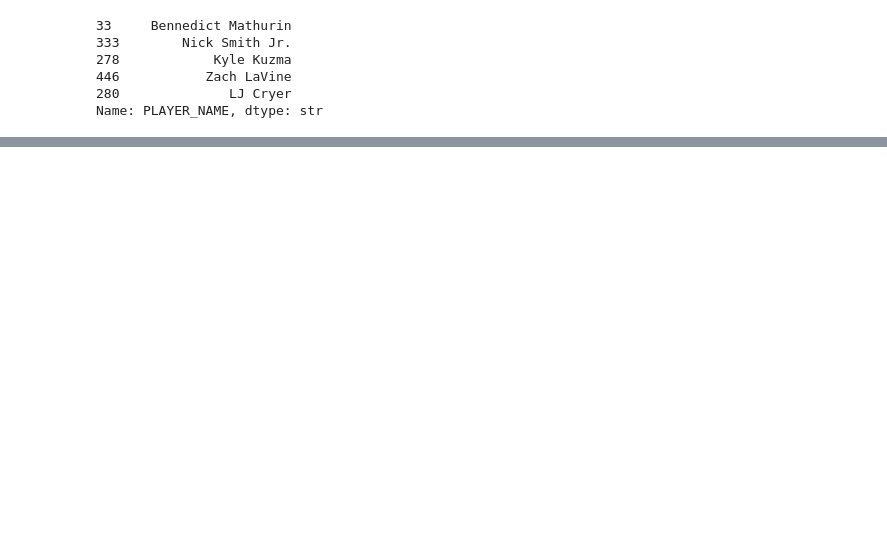
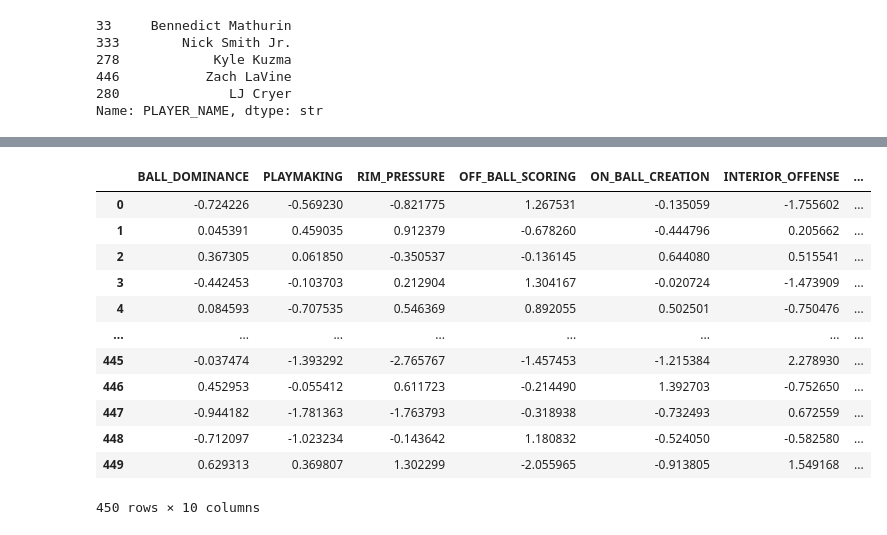
Before and after one commit to alex-abrego/nba-player-archetype-analysis, a Jupyter notebook: notebooks/04_model_selection.ipynb, the cells around one changed output, grey strips where cells are left out. Saved outputs shown, nothing was run; the diff lists cells and outputs as text; code cells hidden in the pictures; blank space fills up the shorter version.

```diff
--- a/notebooks/04_model_selection.ipynb
+++ b/notebooks/04_model_selection.ipynb
@@ -1352,0 +1353,29 @@ Name: PLAYER_NAME, dtype: str
+# %%
+X_log_scaled_df = pd.DataFrame(X_log_scaled, columns = features, index = players.index)
+style_features_v2 = pd.DataFrame(index=X_log_scaled_df.index)
+# %%
+style_features_v2["BALL_DOMINANCE"] = (X_log_scaled_df["USG_RATE"] + X_log_scaled_df["TOUCHES_PER_100"]) / 2
+style_features_v2["PLAYMAKING"] = X_log_scaled_df["POT_AST_PER_100"]
+style_features_v2["RIM_PRESSURE"] = X_log_scaled_df["DRIVES_PER_100"]
+style_features_v2["OFF_BALL_SCORING"] = X_log_scaled_df["CATCH_SHOOT_FGA_PER_100"]
+style_features_v2["ON_BALL_CREATION"] = (X_log_scaled_df["PULL_UP_FGA_PER_100"] + X_log_scaled_df["MIDRANGE_FGA_RATE"]) / 2
+style_features_v2["INTERIOR_OFFENSE"] = (X_log_scaled_df["PAINT_TOUCHES_PER_100"] + X_log_scaled_df["PAINT_FGA_RATE"]) / 2
+style_features_v2["SCREENING"] = X_log_scaled_df["SCREEN_AST_PER_100"]
+style_features_v2["PERIMETER_DEFENSE"] = (X_log_scaled_df["STL_PCT"] + X_log_scaled_df["DEFLECTIONS_PER_100"]) / 2
+style_features_v2["INTERIOR_DEFENSE"] = X_log_scaled_df["BLK_PCT"]
+style_features_v2["REBOUNDING"] = X_log_scaled_df["BOXOUTS_PER_100"]
+style_features_v2
+# %% [output]
+|  | BALL_DOMINANCE | PLAYMAKING | RIM_PRESSURE | OFF_BALL_SCORING | ON_BALL_CREATION | INTERIOR_OFFENSE | ... |
+| 0 | -0.724226 | -0.569230 | -0.821775 | 1.267531 | -0.135059 | -1.755602 | ... |
+| 1 | 0.045391 | 0.459035 | 0.912379 | -0.678260 | -0.444796 | 0.205662 | ... |
+| 2 | 0.367305 | 0.061850 | -0.350537 | -0.136145 | 0.644080 | 0.515541 | ... |
+| 3 | -0.442453 | -0.103703 | 0.212904 | 1.304167 | -0.020724 | -1.473909 | ... |
+| 4 | 0.084593 | -0.707535 | 0.546369 | 0.892055 | 0.502501 | -0.750476 | ... |
+| ... | ... | ... | ... | ... | ... | ... | ... |
+| 445 | -0.037474 | -1.393292 | -2.765767 | -1.457453 | -1.215384 | 2.278930 | ... |
+| 446 | 0.452953 | -0.055412 | 0.611723 | -0.214490 | 1.392703 | -0.752650 | ... |
+| 447 | -0.944182 | -1.781363 | -1.763793 | -0.318938 | -0.732493 | 0.672559 | ... |
+| 448 | -0.712097 | -1.023234 | -0.143642 | 1.180832 | -0.524050 | -0.582580 | ... |
+| 449 | 0.629313 | 0.369807 | 1.302299 | -2.055965 | -0.913805 | 1.549168 | ... |
+450 rows × 10 columns
```
Also changed, not shown: parts of 3 cells of this notebook.
